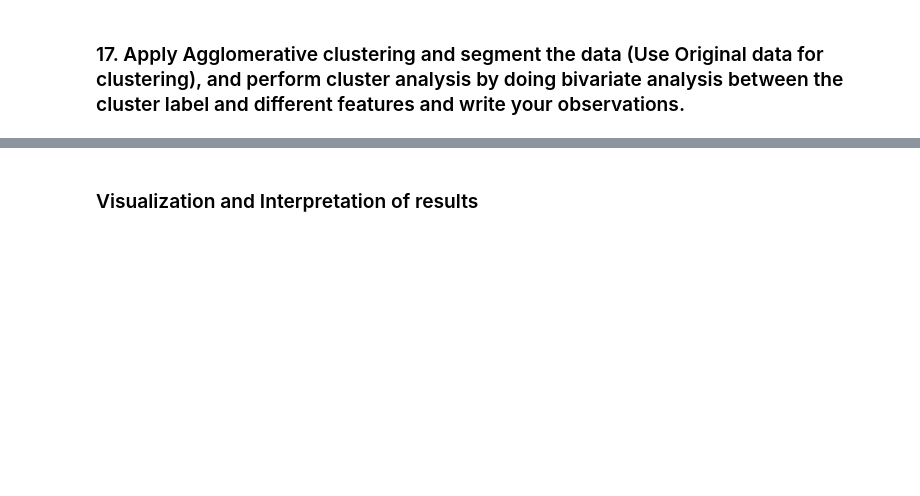
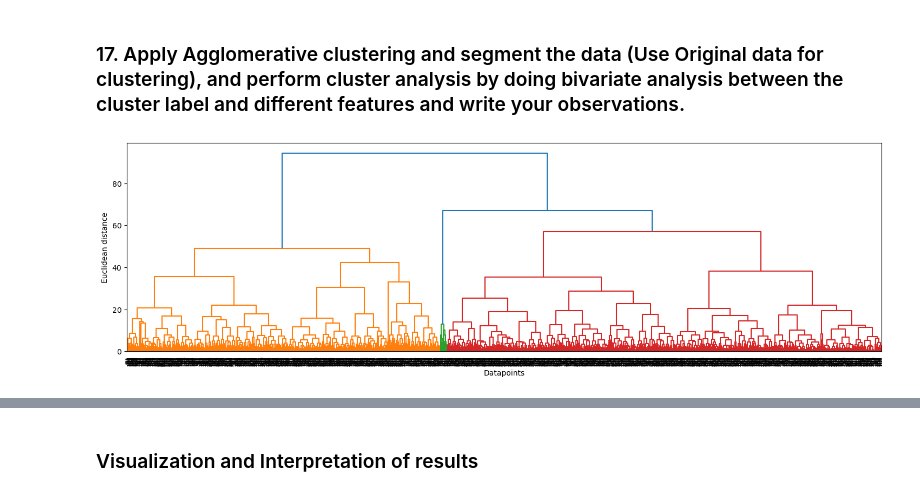
Before and after one commit to tarangini-shetty/tarangini_Lab4_PythonforDS, a Jupyter notebook: UnsupervisedLearning-Labsession.ipynb, the cells around one changed output, grey strips where cells are left out. Drawn from its saved outputs; the diff is of its cells as text; code cells hidden in the pictures; blank space fills up the shorter version.

```diff
--- a/UnsupervisedLearning-Labsession.ipynb
+++ b/UnsupervisedLearning-Labsession.ipynb
@@ -438,2 +509,15 @@ plt.show()
 # %% [markdown]
 ### 17. Apply Agglomerative clustering and segment the data (Use Original data for clustering), and perform cluster analysis by doing bivariate analysis between the cluster label and different features and write your observations.
+# %%
+## Agglomerative clustering using the original data
+from scipy.cluster.hierarchy import dendrogram, linkage
+
+
+plt.figure(figsize=[18,5])
+merg = linkage(scaled_features,method='ward')
+dendrogram(merg, leaf_rotation=90,)
+plt.xlabel('Datapoints')
+plt.ylabel('Euclidean distance')
+plt.show()
+# %% [output]
+[figure, added]
```
Also changed, not shown: parts of 27 cells of this notebook.
